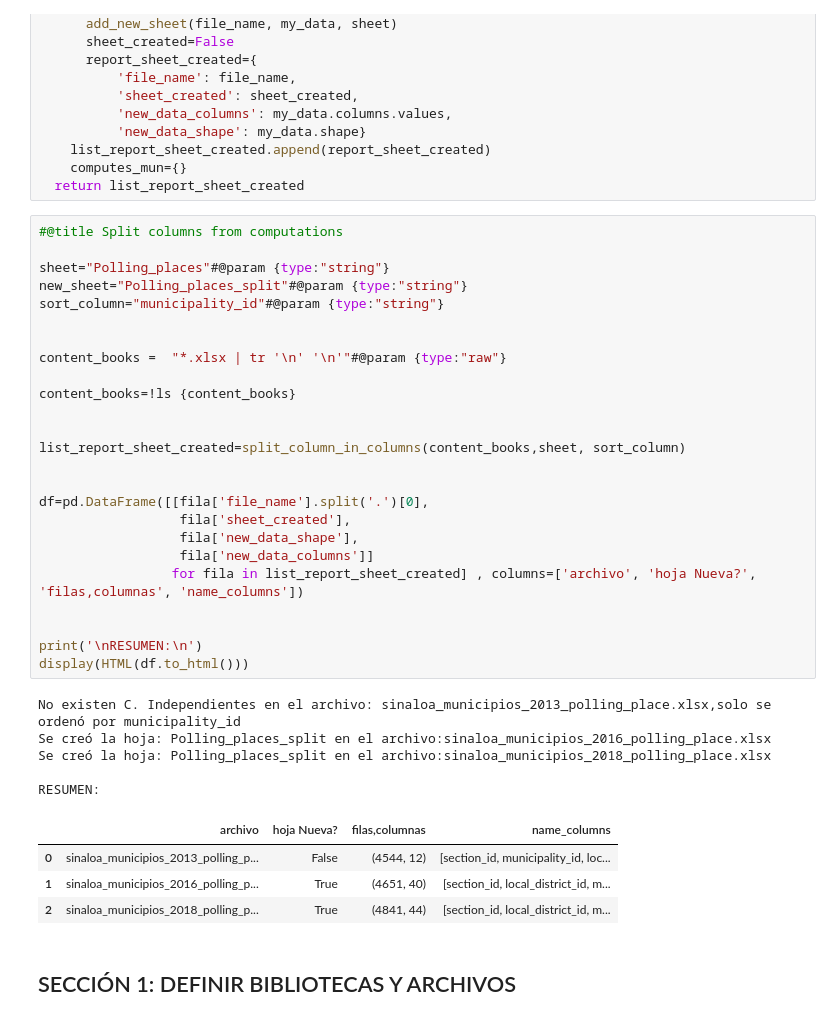
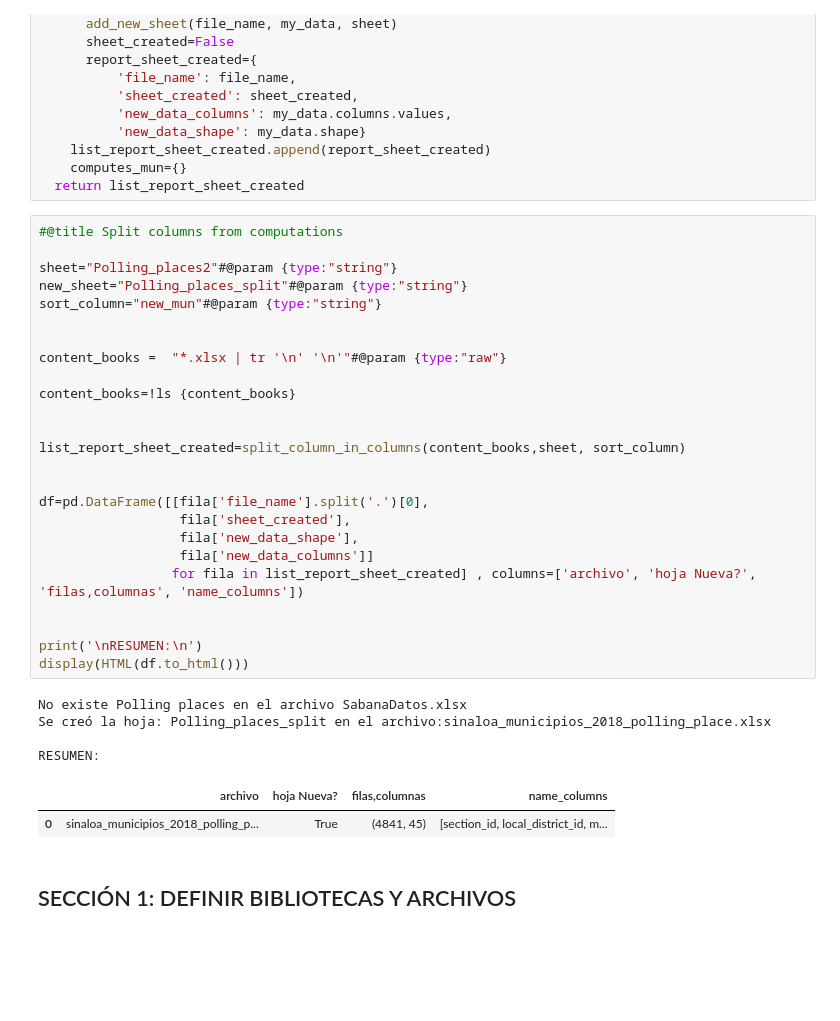
Before and after one commit to Maluxita/notebooks_dataframes, a Jupyter notebook: evaluate_and_adjust_analysis_and_computations_[V_1_2_6].ipynb, the cells around one changed output. Cells and saved outputs as stored; diff of their text form; blank space fills up the shorter version.

```diff
--- a/evaluate_and_adjust_analysis_and_computations_[V_1_2_6].ipynb
+++ b/evaluate_and_adjust_analysis_and_computations_[V_1_2_6].ipynb
@@ -312,38 +312,35 @@ def split_column_in_columns(content_books,sheet, sort_column):
 # %%
 #@title Split columns from computations
 
-sheet="Polling_places"#@param {type:"string"}
+sheet="Polling_places2"#@param {type:"string"}
 new_sheet="Polling_places_split"#@param {type:"string"}
-sort_column="municipality_id"#@param {type:"string"}
+sort_column="new_mun"#@param {type:"string"}
 
 
 content_books =  "*.xlsx | tr '\n' '\n'"#@param {type:"raw"}
 
 content_books=!ls {content_books}
 
 
 list_report_sheet_created=split_column_in_columns(content_books,sheet, sort_column)
 
 
 df=pd.DataFrame([[fila['file_name'].split('.')[0],
                   fila['sheet_created'],
                   fila['new_data_shape'],
                   fila['new_data_columns']]
                  for fila in list_report_sheet_created] , columns=['archivo', 'hoja Nueva?', 'filas,columnas', 'name_columns'])
 
 
 print('\nRESUMEN:\n')
 display(HTML(df.to_html()))
 # %% [output]
-No existen C. Independientes en el archivo: sinaloa_municipios_2013_polling_place.xlsx,solo se ordenó por municipality_id
-Se creó la hoja: Polling_places_split en el archivo:sinaloa_municipios_2016_polling_place.xlsx
+No existe Polling places en el archivo SabanaDatos.xlsx
 Se creó la hoja: Polling_places_split en el archivo:sinaloa_municipios_2018_polling_place.xlsx
 
 RESUMEN:
 |  | archivo | hoja Nueva? | filas,columnas | name_columns |
-| 0 | sinaloa_municipios_2013_polling_p... | False | (4544, 12) | [section_id, municipality_id, loc... |
-| 1 | sinaloa_municipios_2016_polling_p... | True | (4651, 40) | [section_id, local_district_id, m... |
-| 2 | sinaloa_municipios_2018_polling_p... | True | (4841, 44) | [section_id, local_district_id, m... |
+| 0 | sinaloa_municipios_2018_polling_p... | True | (4841, 45) | [section_id, local_district_id, m... |
 # %% [markdown]
 ## SECCIÓN 1: DEFINIR BIBLIOTECAS Y ARCHIVOS
 # %%
```
Also changed, not shown: parts of 4 cells of this notebook.
